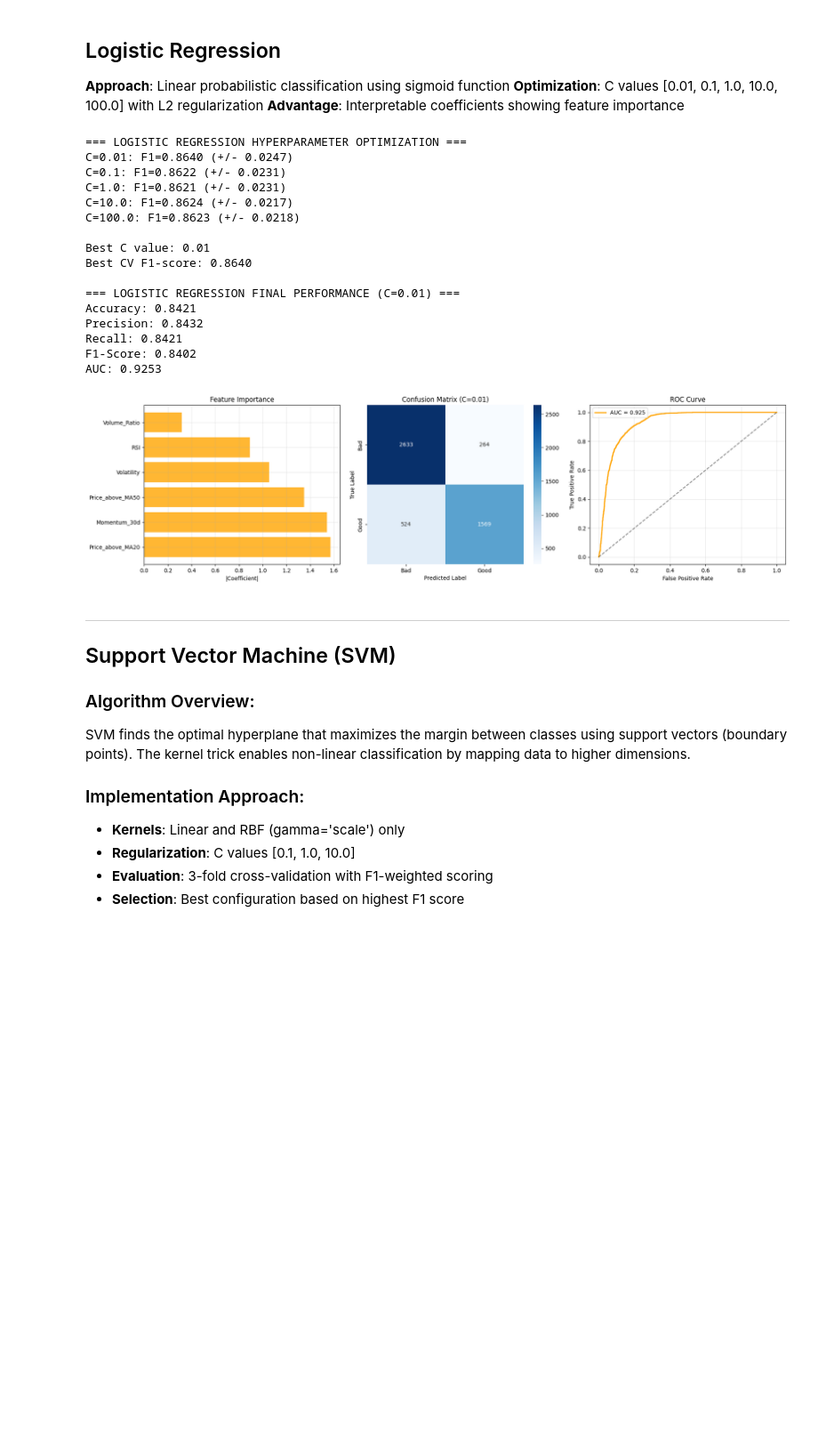
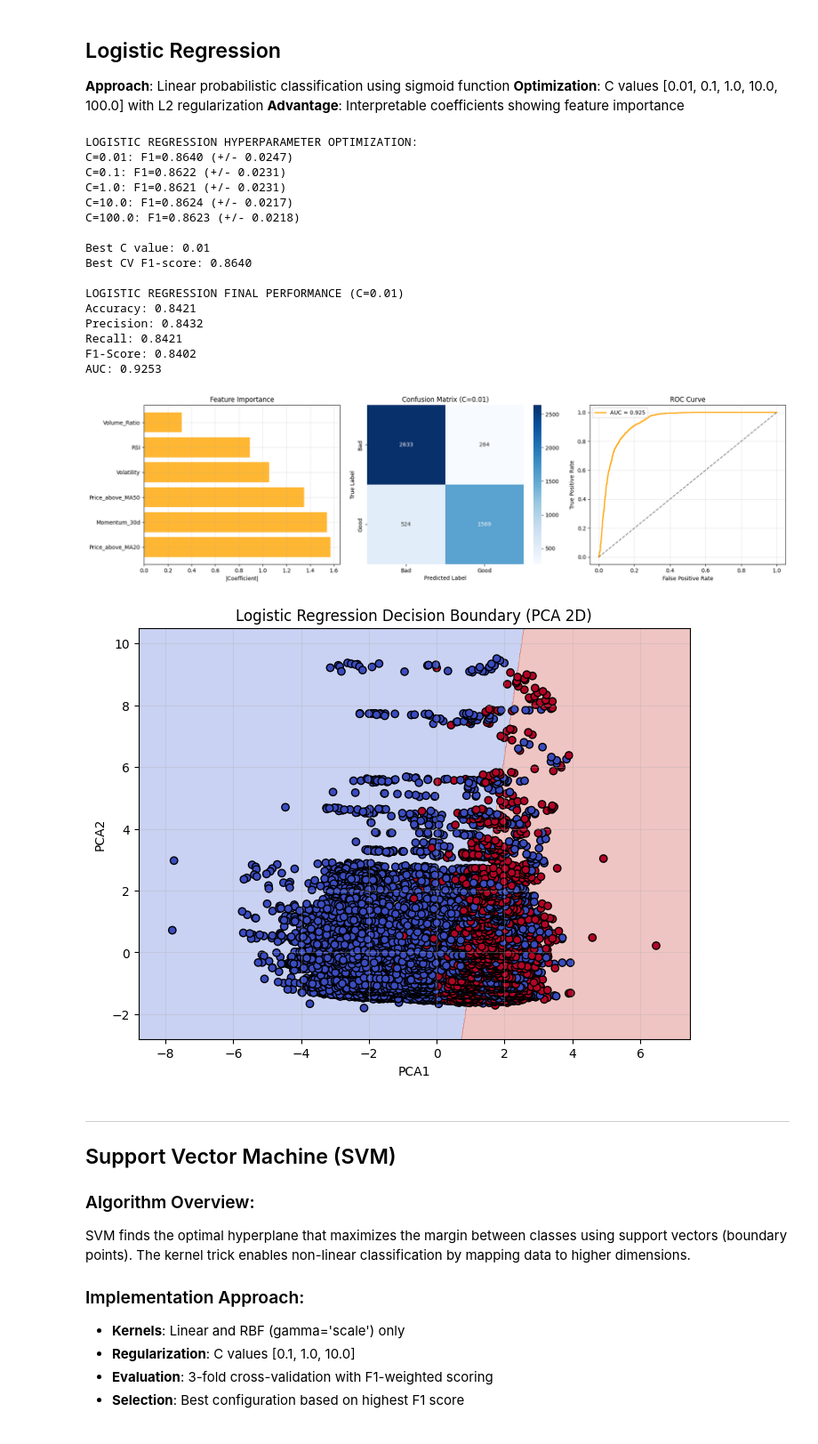
Before and after one commit to omaraboelfadl/CMP466-Summer25-G7-Project, a Jupyter notebook: CMP_466_G7_ProjectCode_Streamlined.ipynb, the cells around one changed output. Shown: that part at 89% size. Saved outputs shown, nothing was run; the diff lists cells and outputs as text; code cells hidden in the pictures; blank space fills up the shorter version.

Commit message:
added visuals
visuals for logistic kept

but for svm now it takes 3 hrs to run so i commented it

and for dt is not needed and looks like shi

```diff
--- a/CMP_466_G7_ProjectCode_Streamlined.ipynb
+++ b/CMP_466_G7_ProjectCode_Streamlined.ipynb
@@ -455,7 +456,7 @@ KNN Final Performance: Accuracy=0.869, F1=0.865
 **Advantage**: Interpretable coefficients showing feature importance
 # %%
 # Logistic Regression Hyperparameter Optimization
-print("=== LOGISTIC REGRESSION HYPERPARAMETER OPTIMIZATION ===")
+print("LOGISTIC REGRESSION HYPERPARAMETER OPTIMIZATION:")
 
 # Test different C values (regularization strength)
 C_values = [0.01, 0.1, 1.0, 10.0, 100.0]
@@ -498,7 +499,7 @@ lr_metrics = {
     'AUC': roc_auc_score(y_test, lr_proba)
 }
 
-print(f"\n=== LOGISTIC REGRESSION FINAL PERFORMANCE (C={best_C}) ===")
+print(f"\nLOGISTIC REGRESSION FINAL PERFORMANCE (C={best_C})")
 for metric, value in lr_metrics.items():
     print(f"{metric}: {value:.4f}")
 
@@ -531,35 +532,62 @@ axes[1].set_xlabel('Predicted Label')
 
 # ROC Curve
 fpr_lr, tpr_lr, _ = roc_curve(y_test, lr_proba)
 axes[2].plot(fpr_lr, tpr_lr, color='orange', linewidth=2,
              label=f'AUC = {lr_metrics["AUC"]:.3f}')
 axes[2].plot([0, 1], [0, 1], 'k--', alpha=0.5)
 axes[2].set_xlabel('False Positive Rate')
 axes[2].set_ylabel('True Positive Rate')
 axes[2].set_title('ROC Curve')
 axes[2].legend()
 axes[2].grid(True, alpha=0.3)
 
 plt.tight_layout()
 plt.show()
+
+# decision boundary plot--
+
+from sklearn.decomposition import PCA
+import numpy as np
+import matplotlib.pyplot as plt
+from sklearn.linear_model import LogisticRegression
+
+pca = PCA(n_components=2)
+X_vis = pca.fit_transform(X_train_scaled)
+lr_vis = LogisticRegression(C=best_C, random_state=42, max_iter=1000)
+lr_vis.fit(X_vis, y_train)
+h = 0.02
+x_min, x_max = X_vis[:, 0].min() - 1, X_vis[:, 0].max() + 1
+y_min, y_max = X_vis[:, 1].min() - 1, X_vis[:, 1].max() + 1
+xx, yy = np.meshgrid(np.arange(x_min, x_max, h),
+                     np.arange(y_min, y_max, h))
+Z = lr_vis.predict(np.c_[xx.ravel(), yy.ravel()]).reshape(xx.shape)
+plt.figure(figsize=(8, 6))
+plt.contourf(xx, yy, Z, alpha=0.3, cmap='coolwarm')
+plt.scatter(X_vis[:, 0], X_vis[:, 1], c=y_train, edgecolors='k', cmap='coolwarm')
+plt.title("Logistic Regression Decision Boundary (PCA 2D)")
+plt.xlabel("PCA1")
+plt.ylabel("PCA2")
+plt.grid(True, alpha=0.3)
+plt.show()
 # %% [output]
-=== LOGISTIC REGRESSION HYPERPARAMETER OPTIMIZATION ===
+LOGISTIC REGRESSION HYPERPARAMETER OPTIMIZATION:
 C=0.01: F1=0.8640 (+/- 0.0247)
 C=0.1: F1=0.8622 (+/- 0.0231)
 C=1.0: F1=0.8621 (+/- 0.0231)
 C=10.0: F1=0.8624 (+/- 0.0217)
 C=100.0: F1=0.8623 (+/- 0.0218)
 
 Best C value: 0.01
 Best CV F1-score: 0.8640
 
-=== LOGISTIC REGRESSION FINAL PERFORMANCE (C=0.01) ===
+LOGISTIC REGRESSION FINAL PERFORMANCE (C=0.01)
 Accuracy: 0.8421
 Precision: 0.8432
 Recall: 0.8421
 F1-Score: 0.8402
 AUC: 0.9253
 [figure]
+[figure, added]
 # %% [markdown]
 ---
 
```
Also changed, not shown: parts of 5 cells of this notebook.
